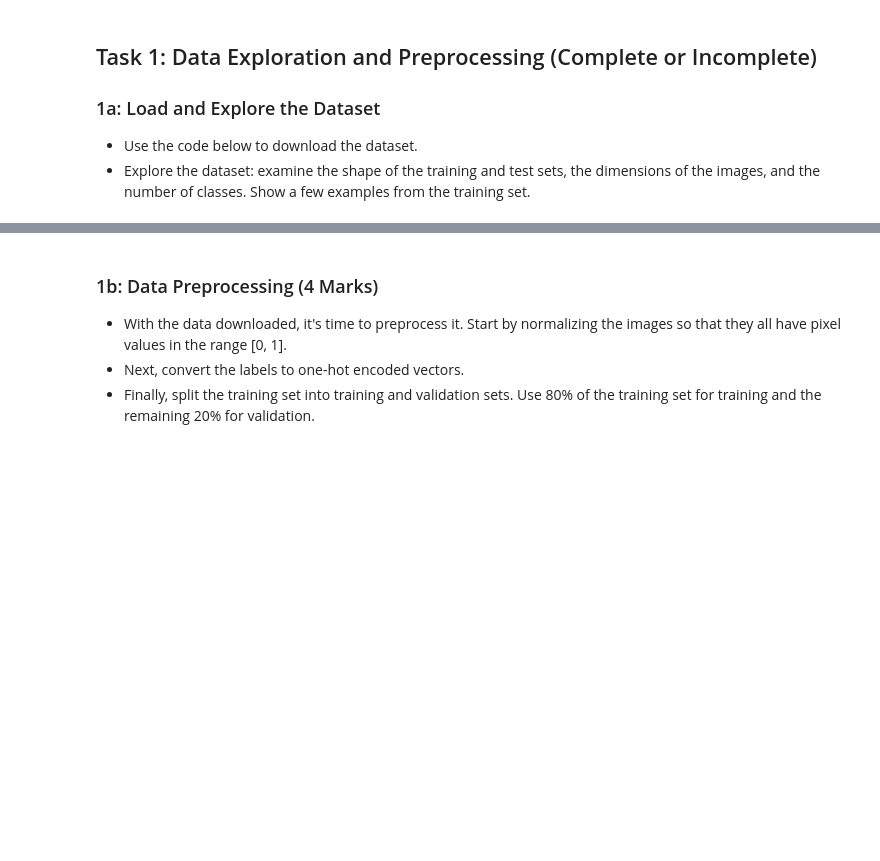
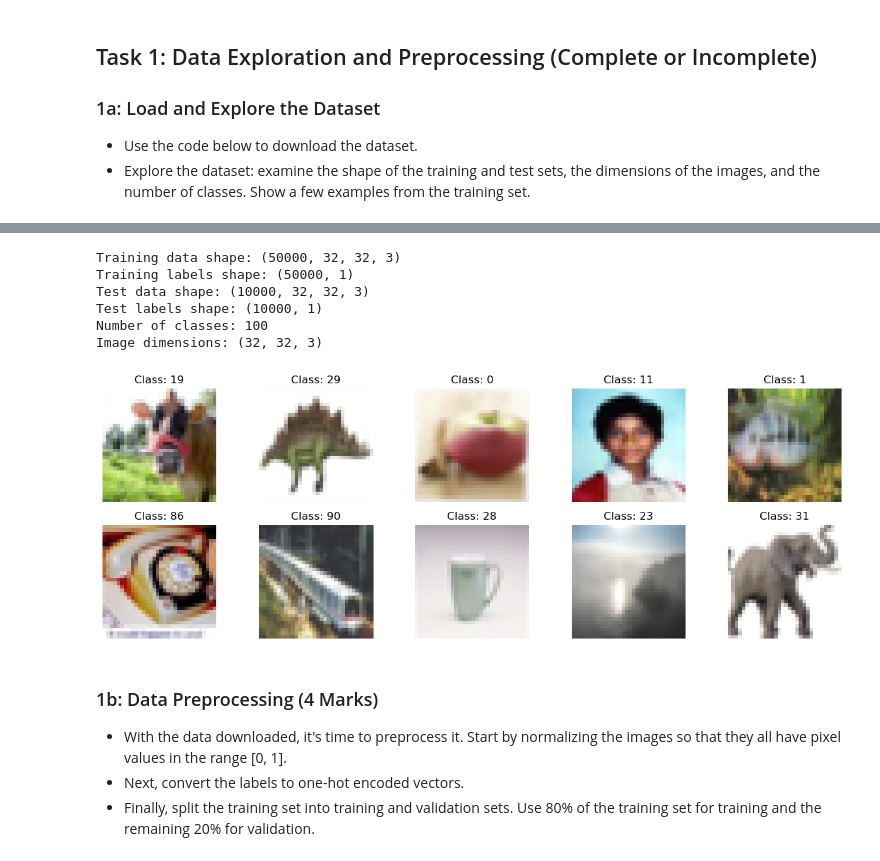
Before and after one commit to UofT-DSI/deep_learning, a Jupyter notebook: 02_activities/assignments/assignment_1.ipynb, the cells around one changed output, grey strips where cells are left out. Drawn from its saved outputs; the diff is of its cells as text; code cells hidden in the pictures; blank space fills up the shorter version.

```diff
--- a/02_activities/assignments/assignment_1.ipynb
+++ b/02_activities/assignments/assignment_1.ipynb
@@ -26,5 +30,40 @@ To enable the following instructions: AVX2 FMA, in other operations, rebuild Ten
 # %%
 # Your code here
+
+# Examine the shape of the training and test sets
+print(f"Training data shape: {x_train.shape}")
+print(f"Training labels shape: {y_train.shape}")
+print(f"Test data shape: {x_test.shape}")
+print(f"Test labels shape: {y_test.shape}")
+
+# Number of classes
+num_classes = len(np.unique(y_train))
+print(f"Number of classes: {num_classes}")
+
+# Dimensions of the images
+image_shape = x_train.shape[1:]
+print(f"Image dimensions: {image_shape}")
+
+# Display a few examples from the training set
+def plot_examples(x, y, classes, num_examples=10):
+    plt.figure(figsize=(15, 5))
+    for i in range(num_examples):
+        plt.subplot(2, 5, i + 1)
+        plt.imshow(x[i])
+        plt.title(f"Class: {y[i][0]}")
+        plt.axis('off')
+    plt.show()
+
+# Plot 10 examples from the training set
+plot_examples(x_train, y_train, num_classes)
+# %% [output]
+Training data shape: (50000, 32, 32, 3)
+Training labels shape: (50000, 1)
+Test data shape: (10000, 32, 32, 3)
+Test labels shape: (10000, 1)
+Number of classes: 100
+Image dimensions: (32, 32, 3)
+[figure, added]
 # %% [markdown]
 ### 1b: Data Preprocessing (4 Marks)
 - With the data downloaded, it's time to preprocess it. Start by normalizing the images so that they all have pixel values in the range [0, 1].
```
Also changed, not shown: parts of 17 cells of this notebook.
